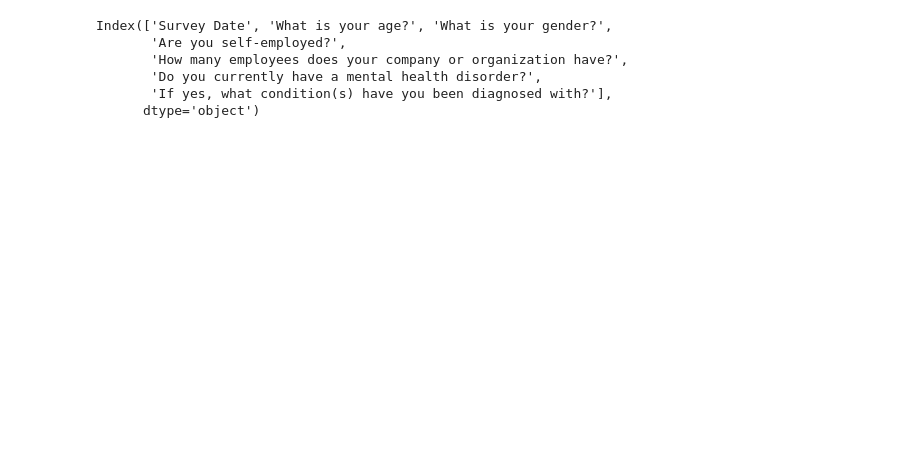
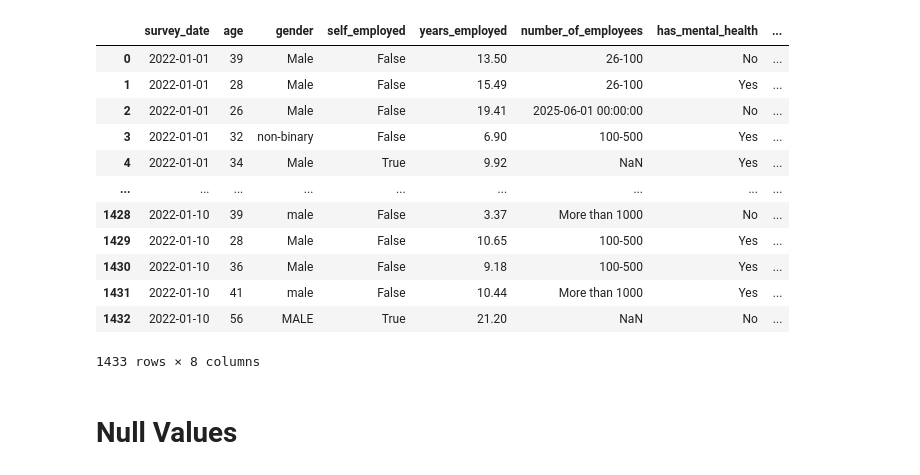
Before and after one commit to nhsbsa-data-analytics/coffee-and-coding, a Jupyter notebook: 2023-01-25 Using Python For The First Time Part 2/Untitled.ipynb, the cells around one changed output. Drawn from its saved outputs; the diff is of its cells as text; code cells hidden in the pictures; blank space fills up the shorter version.

```diff
--- a/2023-01-25 Using Python For The First Time Part 2/Untitled.ipynb
+++ b/2023-01-25 Using Python For The First Time Part 2/Untitled.ipynb
@@ -21,0 +76,3 @@ data
+# %%
+data['survey_date'] =  pd.to_datetime(data['survey_date'], format='%d/%m/%Y')
+data['self_employed'] = data['self_employed'].astype('bool')
@@ -22,9 +81,18 @@ data
 # %%
-data.columns
+data
 # %% [output]
+|  | survey_date | age | gender | self_employed | years_employed | number_of_employees | has_mental_health | ... |
+| 0 | 2022-01-01 | 39 | Male | False | 13.50 | 26-100 | No | ... |
+| 1 | 2022-01-01 | 28 | Male | False | 15.49 | 26-100 | Yes | ... |
+| 2 | 2022-01-01 | 26 | Male | False | 19.41 | 2025-06-01 00:00:00 | No | ... |
+| 3 | 2022-01-01 | 32 | non-binary | False | 6.90 | 100-500 | Yes | ... |
+| 4 | 2022-01-01 | 34 | Male | True | 9.92 | NaN | Yes | ... |
+| ... | ... | ... | ... | ... | ... | ... | ... | ... |
+| 1428 | 2022-01-10 | 39 | male | False | 3.37 | More than 1000 | No | ... |
+| 1429 | 2022-01-10 | 28 | Male | False | 10.65 | 100-500 | Yes | ... |
+| 1430 | 2022-01-10 | 36 | Male | False | 9.18 | 100-500 | Yes | ... |
+| 1431 | 2022-01-10 | 41 | male | False | 10.44 | More than 1000 | Yes | ... |
+| 1432 | 2022-01-10 | 56 | MALE | True | 21.20 | NaN | No | ... |
-Index(['Survey Date', 'What is your age?', 'What is your gender?',
-       'Are you self-employed?',
-       'How many employees does your company or organization have?',
-       'Do you currently have a mental health disorder?',
-       'If yes, what condition(s) have you been diagnosed with?'],
-      dtype='object')
+1433 rows × 8 columns
+# %% [markdown]
+# Null Values
```
Also changed, not shown: parts of 51 cells of this notebook, 2 other files.
